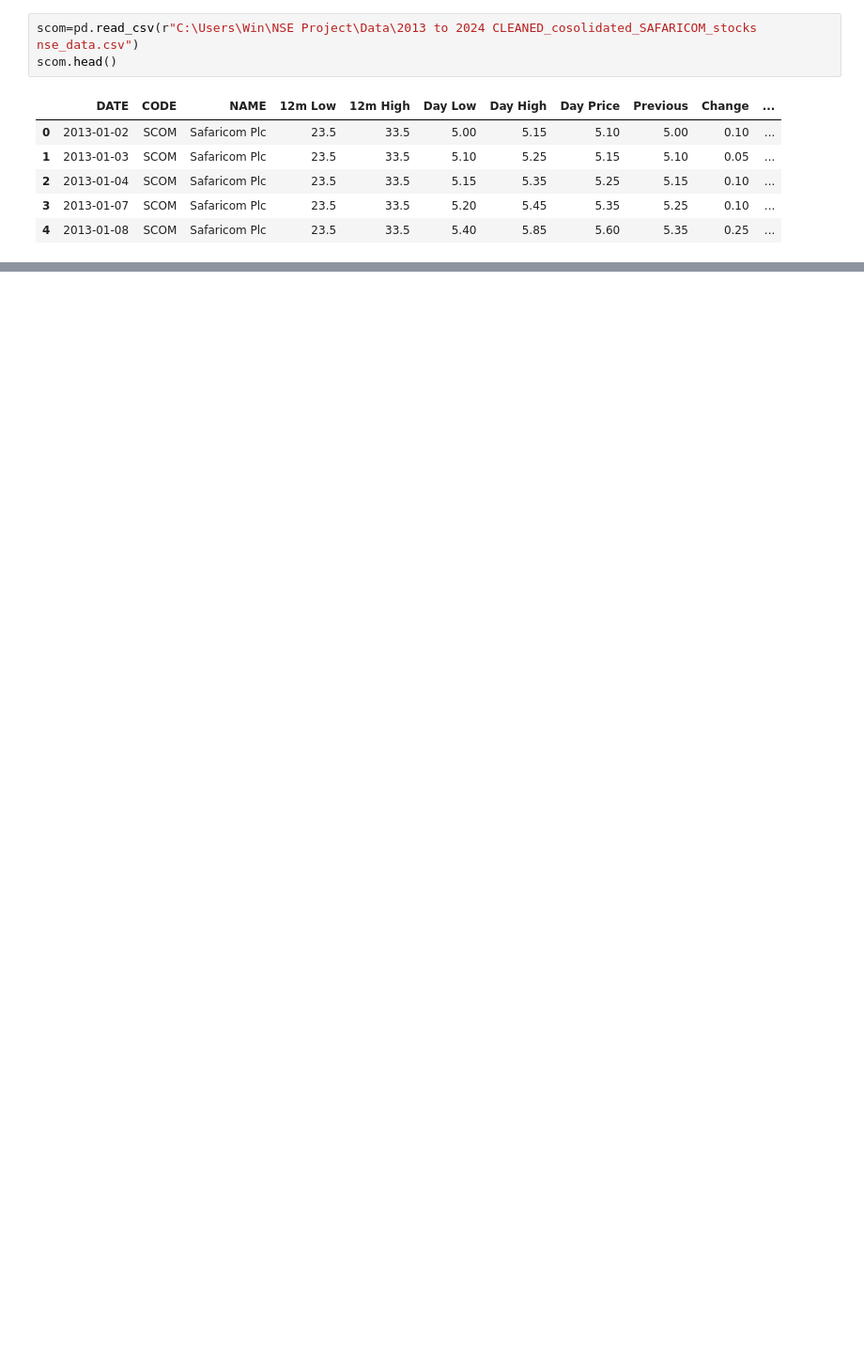
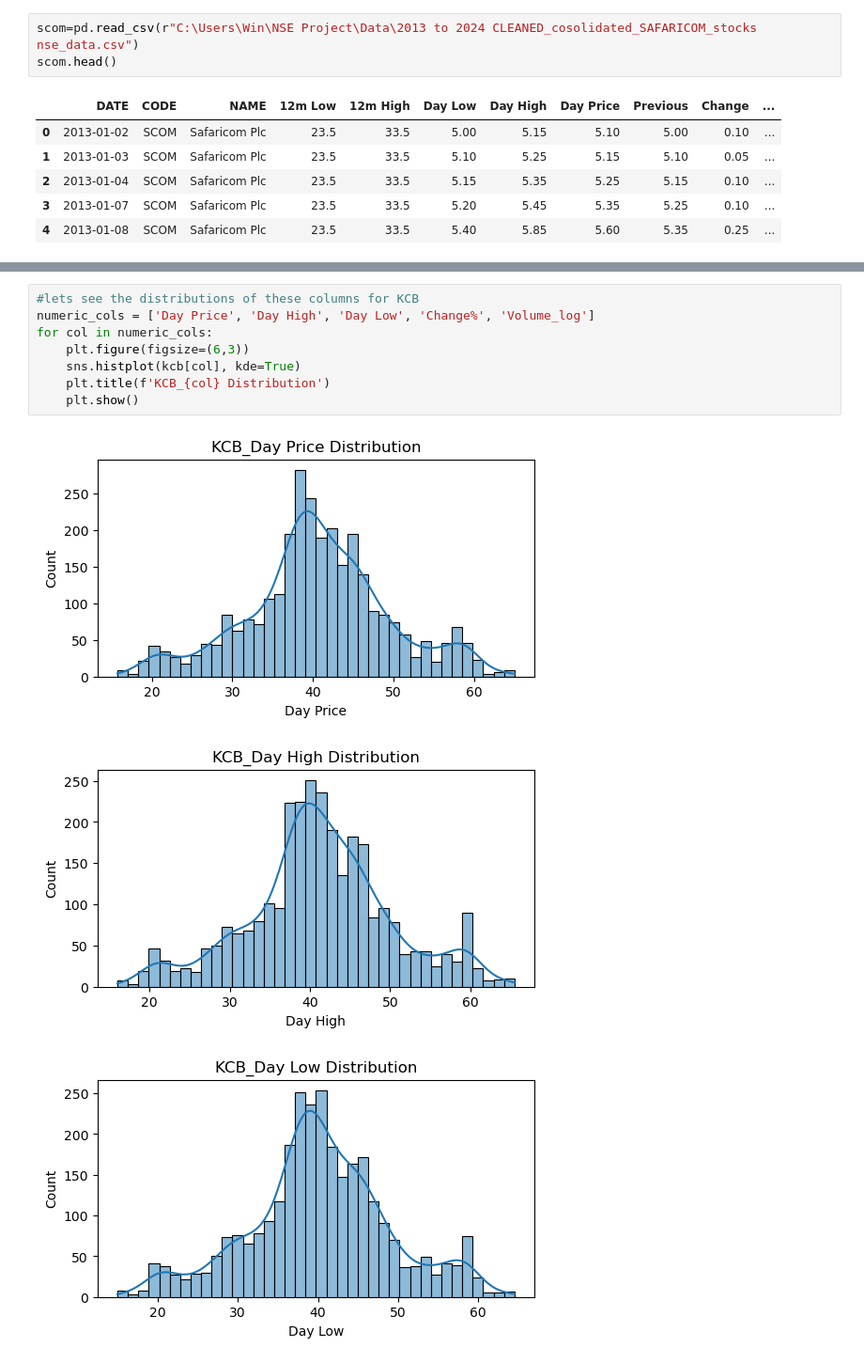
Before and after one commit to njorogepaul-moghul/Nairobi-Stocks-Exchange-project, a Jupyter notebook: notebooks/EDA phase/Exploratory Data Analysis phase.ipynb, the cells around one changed output, grey strips where cells are left out. Shown at 94% size. Saved outputs shown, nothing was run; the diff lists cells and outputs as text; blank space fills up the shorter version.

```diff
--- a/notebooks/EDA phase/Exploratory Data Analysis phase.ipynb
+++ b/notebooks/EDA phase/Exploratory Data Analysis phase.ipynb
@@ -17,0 +137,12 @@ scom.head()
+# %%
+#lets see the distributions of these columns for KCB
+numeric_cols = ['Day Price', 'Day High', 'Day Low', 'Change%', 'Volume_log']
+for col in numeric_cols:
+    plt.figure(figsize=(6,3))
+    sns.histplot(kcb[col], kde=True)
+    plt.title(f'KCB_{col} Distribution')
+    plt.show()
+# %% [output]
+[figure, added]
+[figure, added]
+[figure, added]
```
Also changed, not shown: parts of 22 cells of this notebook, 6 other files.
